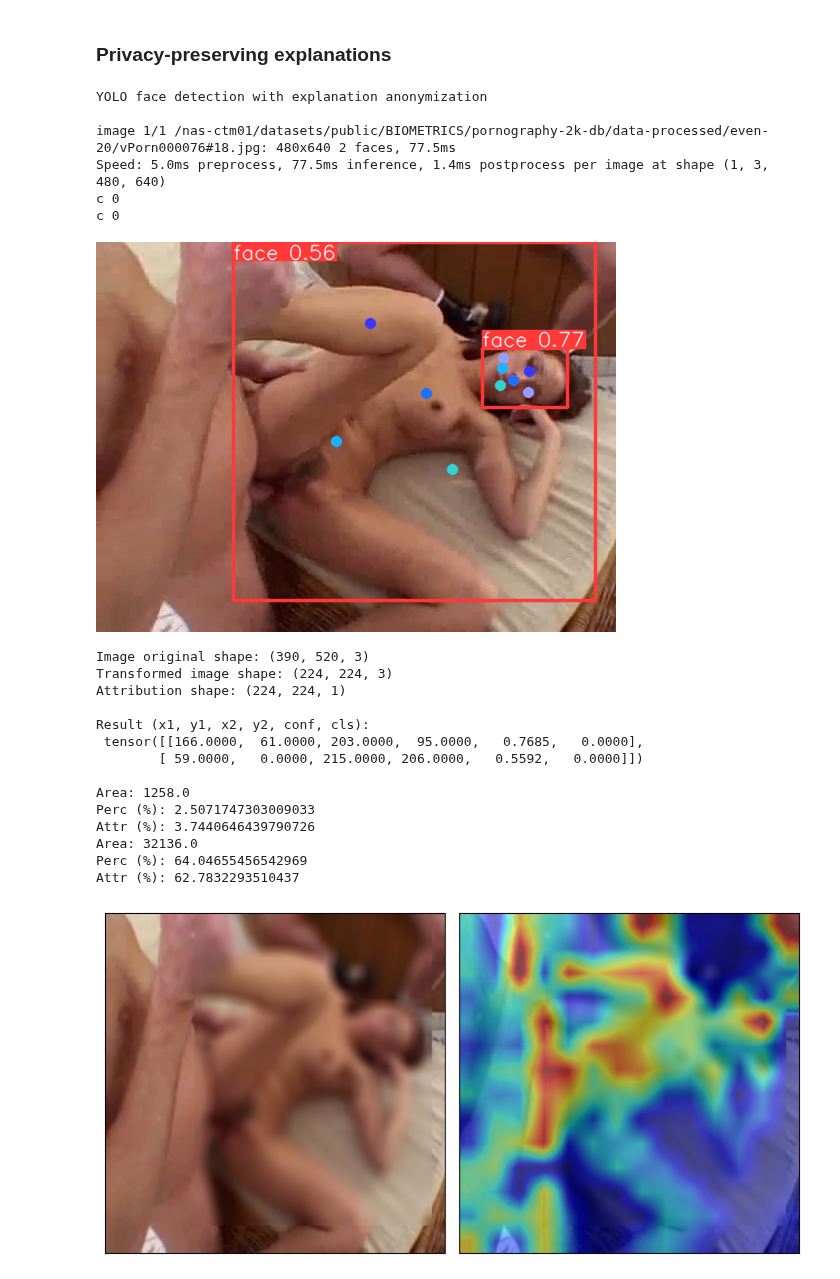
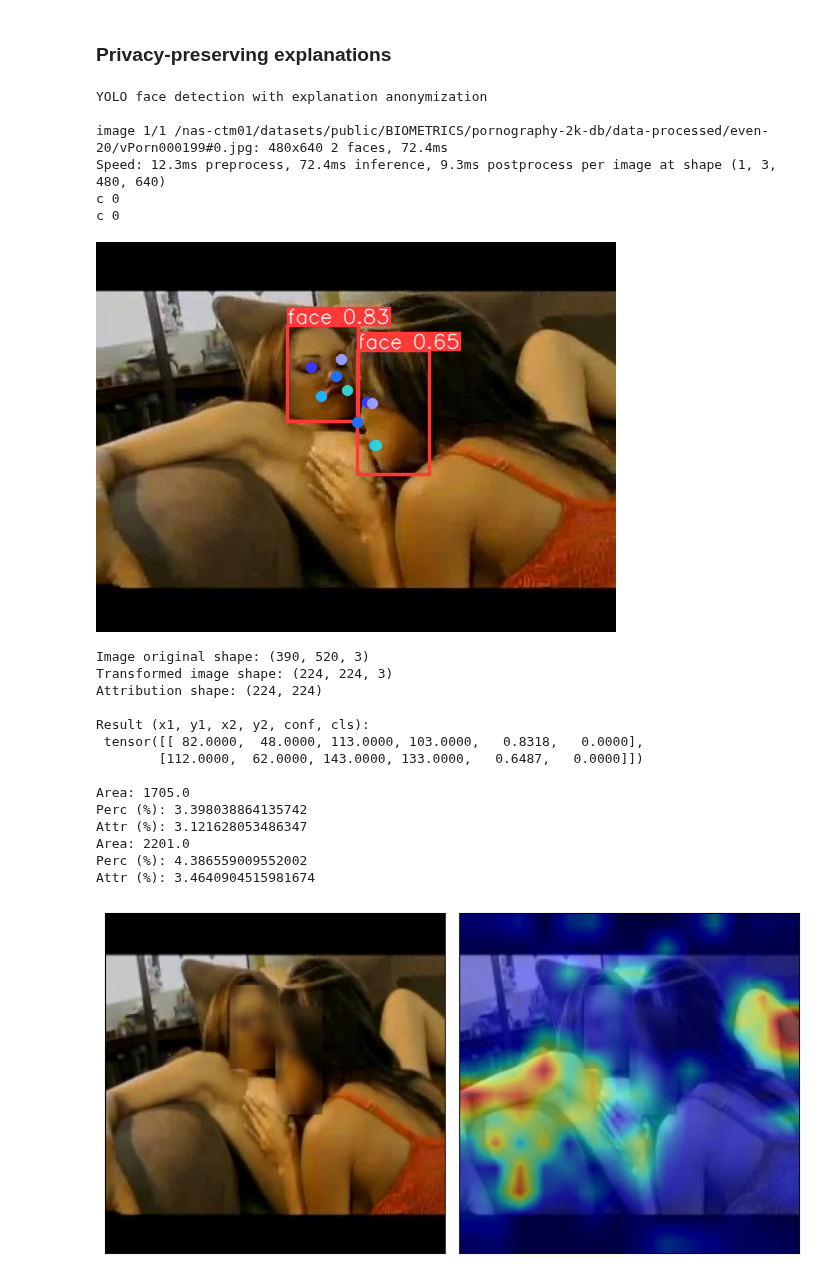
Before and after one commit to margaridav27/end-to-end-framework-pornography-detection, a Jupyter notebook: src/notebooks/pp_explanations.ipynb, the cells around one changed output. Cells and saved outputs as stored; diff of their text form; code cells hidden in the pictures.

Commit message:
face detection and explainability

```diff
--- a/src/notebooks/pp_explanations.ipynb
+++ b/src/notebooks/pp_explanations.ipynb
@@ -137,17 +82,12 @@ def blur_box(image, box_coords):
 
 
 def show_blurred_explanation(image, attr):
-    METHOD = "blended_heat_map"
-    SIGN = "positive"
-    COLORMAP = "jet"
-
-    viz.visualize_image_attr_multiple(
+    visualize_explanation(
+        image=image,
         attr=attr,
-        original_image=image,
-        methods=["original_image", METHOD],
-        signs=["all", SIGN],
-        cmap=COLORMAP,
-    )
+        colormap="jet",
+        side_by_side=True
+    ).show()
 # %%
 CONF_THRES = 0.5
 model = YOLO(model="../../yolov8n-face.pt")
@@ -182,12 +122,7 @@ def generate_privacy_preserving_explanation(img_name):
     assert os.path.isfile(attr_file), "Invalid explanation path"
 
     attr_np = np.load(attr_file)
-    if attr_np.shape[0] in (3, 4): attr_np = np.transpose(attr_np, (1, 2, 0)) # CHW -> HWC
-    attr_np = normalize_attr(attr_np)
-    if len(attr_np.shape) == 2: attr_np = np.expand_dims(attr_np, axis=-1)
     print("Attribution shape:", attr_np.shape)
-
-    assert img.shape[:2] == attr_np.shape[:2], "Image and attribution shapes must match"
 
     h_ratio, w_ratio = H / h_orig, W / w_orig
 
@@ -214,27 +149,27 @@ def generate_privacy_preserving_explanation(img_name):
 
     show_blurred_explanation(img, attr_np)
 # %%
-generate_privacy_preserving_explanation("vPorn000076#18.jpg")
+generate_privacy_preserving_explanation("vPorn000199#0.jpg")
 # %% [output]
 YOLO face detection with explanation anonymization
 
-image 1/1 /nas-ctm01/datasets/public/BIOMETRICS/pornography-2k-db/data-processed/even-20/vPorn000076#18.jpg: 480x640 2 faces, 77.5ms
-Speed: 5.0ms preprocess, 77.5ms inference, 1.4ms postprocess per image at shape (1, 3, 480, 640)
+image 1/1 /nas-ctm01/datasets/public/BIOMETRICS/pornography-2k-db/data-processed/even-20/vPorn000199#0.jpg: 480x640 2 faces, 72.4ms
+Speed: 12.3ms preprocess, 72.4ms inference, 9.3ms postprocess per image at shape (1, 3, 480, 640)
 c 0
 c 0
-[figure, old version]
+[figure, new version]
 Image original shape: (390, 520, 3)
 Transformed image shape: (224, 224, 3)
-Attribution shape: (224, 224, 1)
+Attribution shape: (224, 224)
 
 Result (x1, y1, x2, y2, conf, cls):
- tensor([[166.0000,  61.0000, 203.0000,  95.0000,   0.7685,   0.0000],
-        [ 59.0000,   0.0000, 215.0000, 206.0000,   0.5592,   0.0000]])
+ tensor([[ 82.0000,  48.0000, 113.0000, 103.0000,   0.8318,   0.0000],
+        [112.0000,  62.0000, 143.0000, 133.0000,   0.6487,   0.0000]])
 
-Area: 1258.0
-Perc (%): 2.5071747303009033
-Attr (%): 3.7440646439790726
-Area: 32136.0
-Perc (%): 64.04655456542969
-Attr (%): 62.7832293510437
+Area: 1705.0
+Perc (%): 3.398038864135742
+Attr (%): 3.121628053486347
+Area: 2201.0
+Perc (%): 4.386559009552002
+Attr (%): 3.4640904515981674
-[figure, old version]
+[figure, new version]
```
Also changed, not shown: parts of 3 cells of this notebook, 5 other files.
